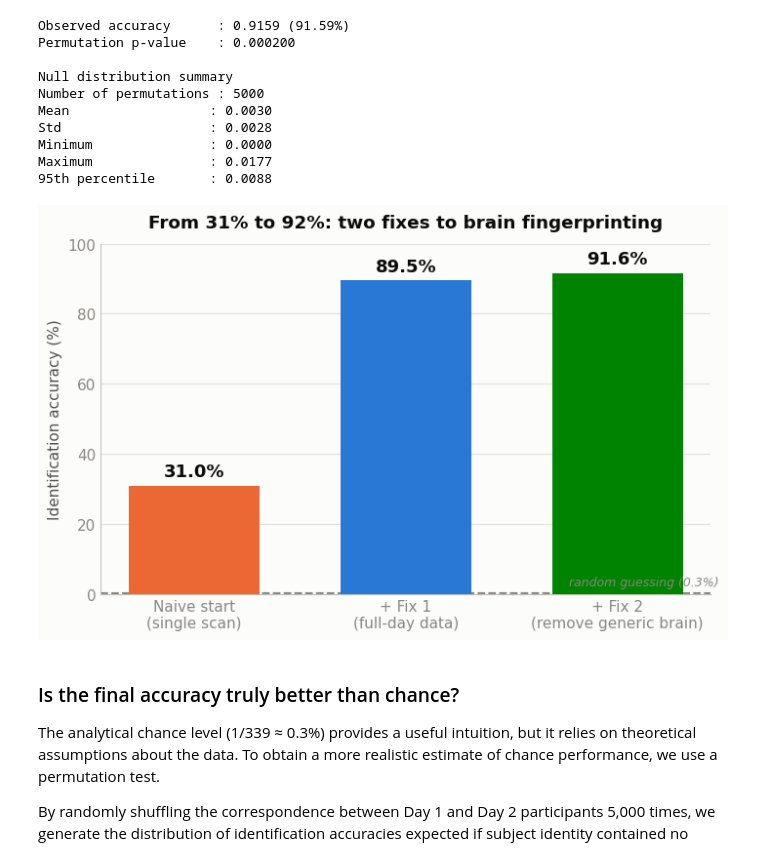
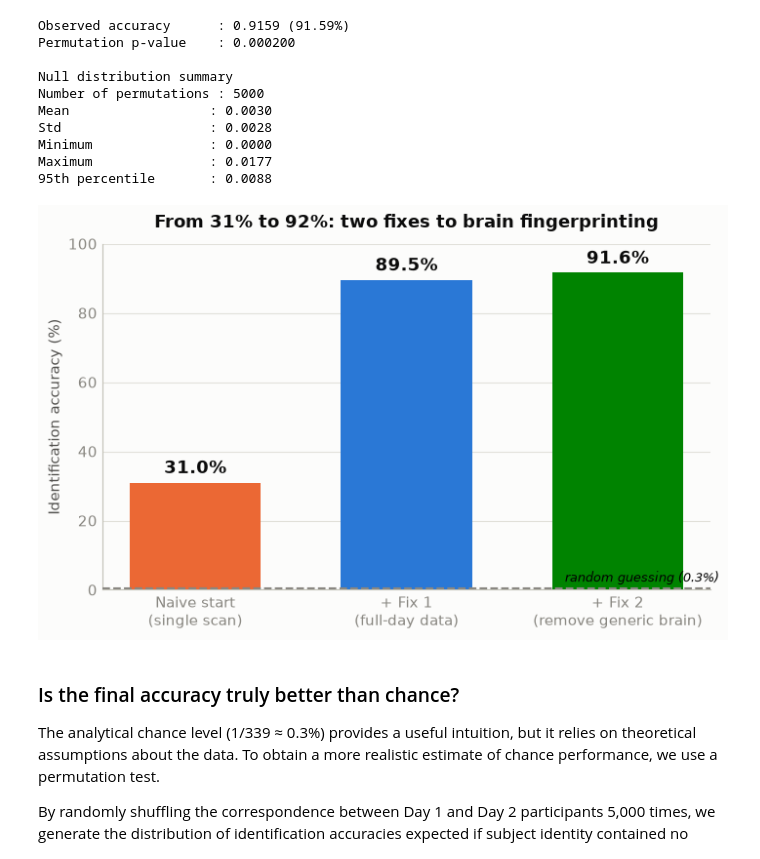
Before and after one commit to Excal-rs/connectome_fingerprinting, a Jupyter notebook: connectome_fingerprinting.ipynb, the cells around one changed output. Drawn from its saved outputs; the diff is of its cells as text; code cells hidden in the pictures.

```diff
--- a/connectome_fingerprinting.ipynb
+++ b/connectome_fingerprinting.ipynb
@@ -675,21 +675,22 @@ Maximum               : 0.0177
 # %%
 labels = ["Naive start\n(single scan)", "+ Fix 1\n(full-day data)", "+ Fix 2\n(remove generic brain)"]
 vals, colors = [naive_accuracy, fullday_accuracy, backbone_accuracy], [ORANGE, BLUE, GREEN]
 fig, ax = plt.subplots(figsize=(7.2, 4.6))
 bars = ax.bar(labels, [v * 100 for v in vals], color=colors, width=0.62, zorder=3)
 for b, v in zip(bars, vals):
     ax.text(b.get_x() + b.get_width() / 2, v * 100 + 1.5, f"{v*100:.1f}%",
             ha="center", va="bottom", fontsize=13, fontweight="bold", color=INK)
-ax.axhline(chance * 100, ls="--", lw=1.5, color=MUTED, zorder=2)
+# above the bars (zorder 3), or the line only shows in the gaps between them
+ax.axhline(chance * 100, ls="--", lw=1.5, color=MUTED, zorder=4)
 ax.text(2.48, chance * 100 + 1.2, "random guessing (0.3%)", ha="right", va="bottom",
-        fontsize=9, color=MUTED, style="italic")
+        fontsize=9, color="black", style="italic", zorder=4)
 ax.set_ylim(0, 100); ax.set_ylabel("Identification accuracy (%)")
 ax.set_title("From 31% to 92%: two fixes to brain fingerprinting", fontweight="bold", pad=12)
 ax.yaxis.grid(True, color=GRID, lw=0.8, zorder=0); ax.set_axisbelow(True); ax.tick_params(length=0)
 fig.tight_layout()
 plt.show()
 # %% [output]
-[figure, old version]
+[figure, new version]
 # %% [markdown]
 ### Is the final accuracy truly better than chance?
 
```
Also changed, not shown: 3 other files.
